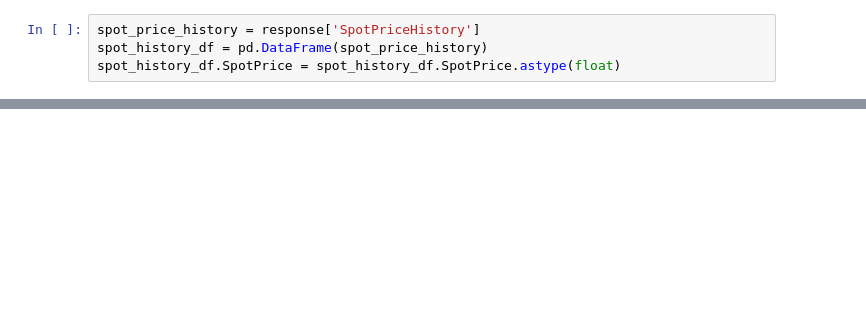
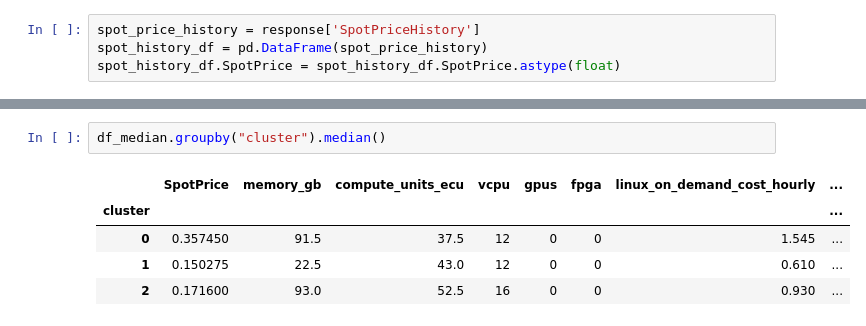
Before and after one commit to noahgift/pragai-aws, a Jupyter notebook: notebooks/spot_pricing_ml.ipynb, the cells around one changed output, grey strips where cells are left out. Drawn from its saved outputs; the diff is of its cells as text; blank space fills up the shorter version.

```diff
--- a/notebooks/spot_pricing_ml.ipynb
+++ b/notebooks/spot_pricing_ml.ipynb
@@ -108,0 +129,8 @@ KeyError: 'cluster'
+# %%
+df_median.groupby("cluster").median()
+# %% [output]
+|  | SpotPrice | memory_gb | compute_units_ecu | vcpu | gpus | fpga | linux_on_demand_cost_hourly | ... |
+| cluster |  |  |  |  |  |  |  | ... |
+| 0 | 0.357450 | 91.5 | 37.5 | 12 | 0 | 0 | 1.545 | ... |
+| 1 | 0.150275 | 22.5 | 43.0 | 12 | 0 | 0 | 0.610 | ... |
+| 2 | 0.171600 | 93.0 | 52.5 | 16 | 0 | 0 | 0.930 | ... |
```
Also changed, not shown: parts of 6 cells of this notebook, 6 other files.
